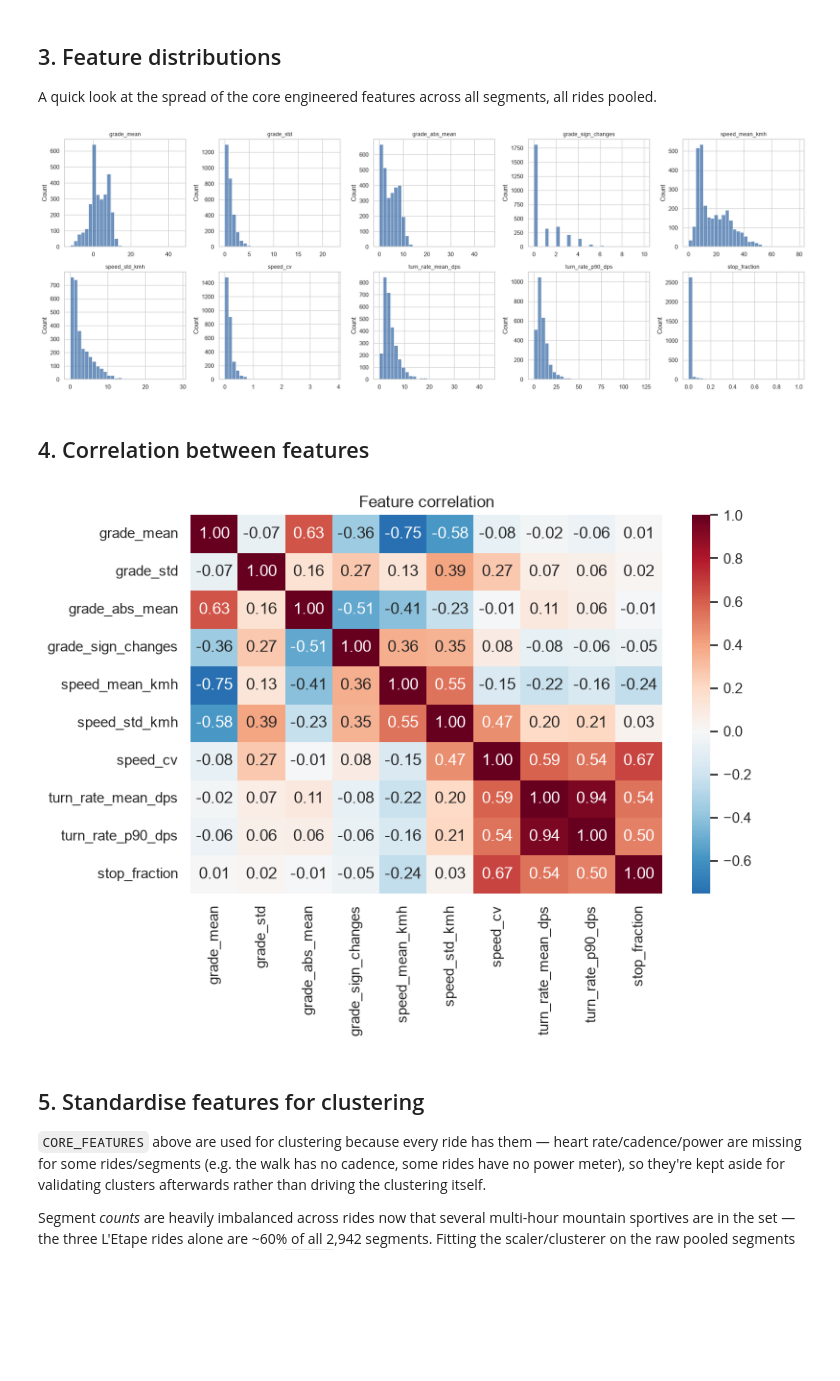
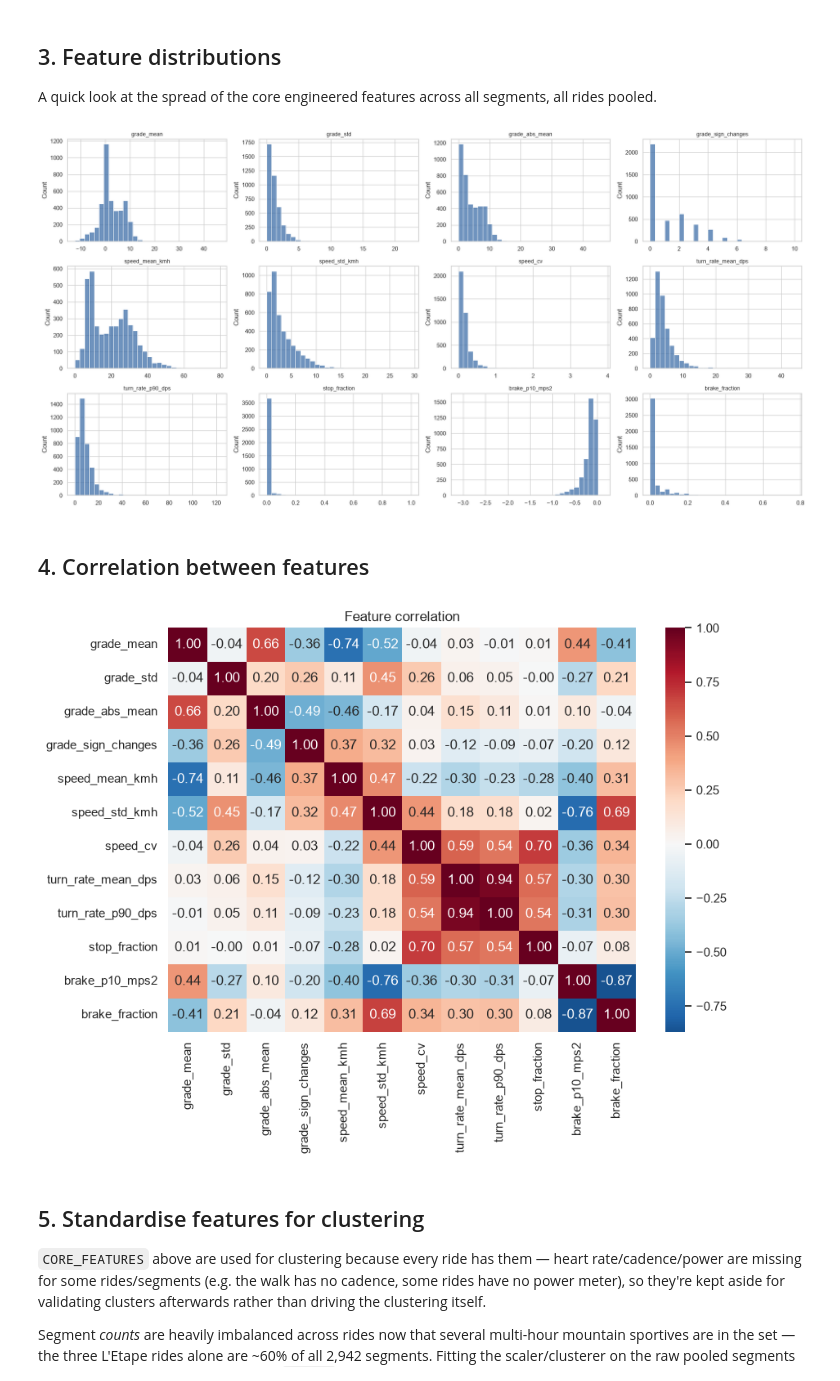
Before and after one commit to KevinMayfield/MyPhysicalHealth, a Jupyter notebook: segment-analysis/notebooks/segment_clustering.ipynb, the cells around one changed output. Cells and saved outputs as stored; diff of their text form; code cells hidden in the pictures; blank space fills up the shorter version.

```diff
--- a/segment-analysis/notebooks/segment_clustering.ipynb
+++ b/segment-analysis/notebooks/segment_clustering.ipynb
@@ -107,28 +110,29 @@ A quick look at the spread of the core engineered features across all segments,
 # %%
 CORE_FEATURES = [
     "grade_mean", "grade_std", "grade_abs_mean", "grade_sign_changes",
     "speed_mean_kmh", "speed_std_kmh", "speed_cv",
     "turn_rate_mean_dps", "turn_rate_p90_dps", "stop_fraction",
+    "brake_p10_mps2", "brake_fraction",
 ]
 
-fig, axes = plt.subplots(2, 5, figsize=(20, 7))
+fig, axes = plt.subplots(3, 4, figsize=(20, 10))
 for ax, col in zip(axes.ravel(), CORE_FEATURES):
     sns.histplot(combined[col], bins=30, ax=ax, color="#3f6fa8")
     ax.set_title(col, fontsize=10)
     ax.set_xlabel("")
 fig.tight_layout()
 # %% [output]
-[figure, old version]
+[figure, new version]
 # %% [markdown]
 ## 4. Correlation between features
 # %%
 corr = combined[CORE_FEATURES].corr()
-fig, ax = plt.subplots(figsize=(8, 6))
+fig, ax = plt.subplots(figsize=(9, 7))
 sns.heatmap(corr, annot=True, fmt=".2f", cmap="RdBu_r", center=0, ax=ax)
 ax.set_title("Feature correlation")
 fig.tight_layout()
 # %% [output]
-[figure, old version]
+[figure, new version]
 # %% [markdown]
 ## 5. Standardise features for clustering
 
```
Also changed, not shown: parts of 41 cells of this notebook, 3 other files.
